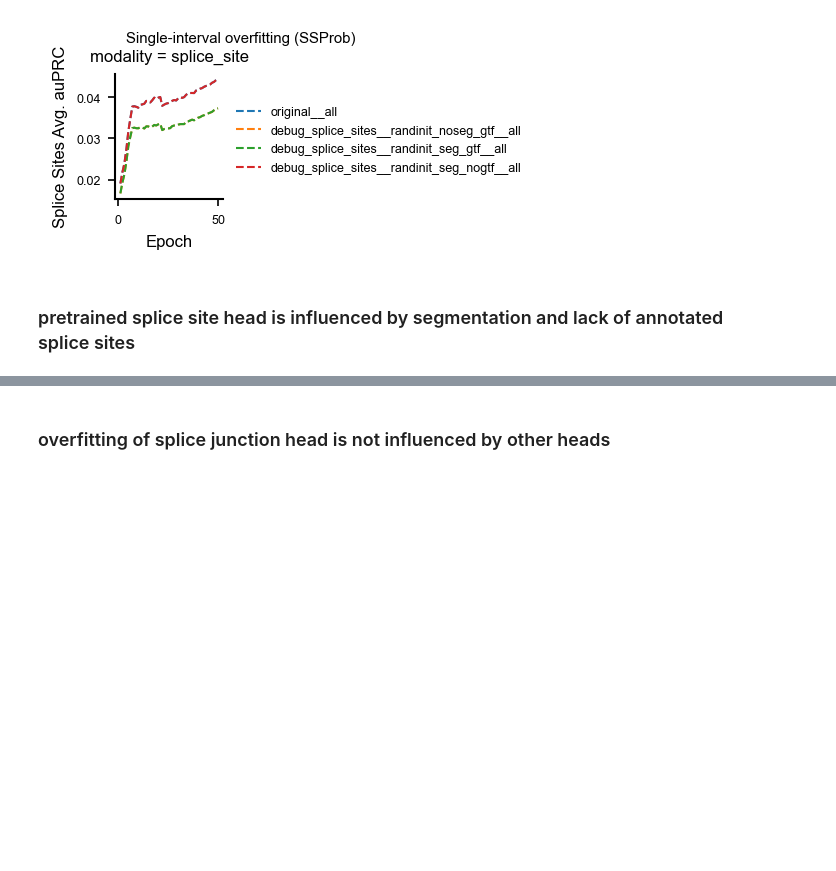
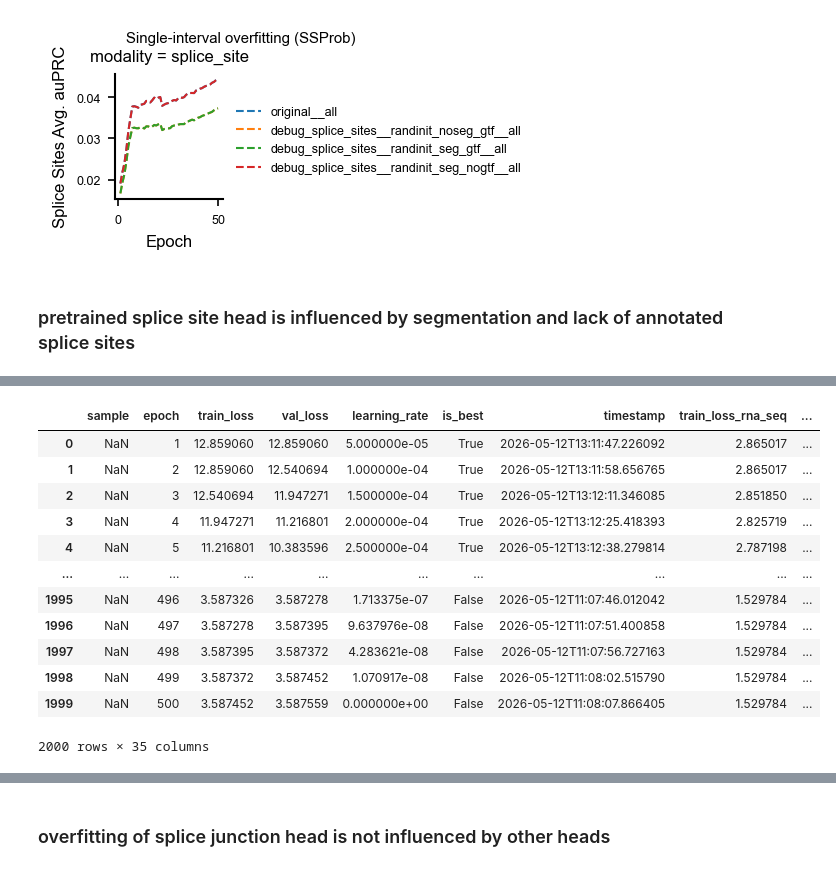
Before and after one commit to MiqG/alphagenome_finetuning_rna, a Jupyter notebook: figures/overfitting_single.ipynb, the cells around one changed output, grey strips where cells are left out. Saved outputs shown, nothing was run; the diff lists cells and outputs as text; code cells hidden in the pictures; blank space fills up the shorter version.

```diff
--- a/figures/overfitting_single.ipynb
+++ b/figures/overfitting_single.ipynb
@@ -335,3 +325,19 @@ plt.show()
+# %%
+X
+# %% [output]
+|  | sample | epoch | train_loss | val_loss | learning_rate | is_best | timestamp | train_loss_rna_seq | ... |
+| 0 | NaN | 1 | 12.859060 | 12.859060 | 5.000000e-05 | True | 2026-05-12T13:11:47.226092 | 2.865017 | ... |
+| 1 | NaN | 2 | 12.859060 | 12.540694 | 1.000000e-04 | True | 2026-05-12T13:11:58.656765 | 2.865017 | ... |
+| 2 | NaN | 3 | 12.540694 | 11.947271 | 1.500000e-04 | True | 2026-05-12T13:12:11.346085 | 2.851850 | ... |
+| 3 | NaN | 4 | 11.947271 | 11.216801 | 2.000000e-04 | True | 2026-05-12T13:12:25.418393 | 2.825719 | ... |
+| 4 | NaN | 5 | 11.216801 | 10.383596 | 2.500000e-04 | True | 2026-05-12T13:12:38.279814 | 2.787198 | ... |
+| ... | ... | ... | ... | ... | ... | ... | ... | ... | ... |
+| 1995 | NaN | 496 | 3.587326 | 3.587278 | 1.713375e-07 | False | 2026-05-12T11:07:46.012042 | 1.529784 | ... |
+| 1996 | NaN | 497 | 3.587278 | 3.587395 | 9.637976e-08 | False | 2026-05-12T11:07:51.400858 | 1.529784 | ... |
+| 1997 | NaN | 498 | 3.587395 | 3.587372 | 4.283621e-08 | False | 2026-05-12T11:07:56.727163 | 1.529784 | ... |
+| 1998 | NaN | 499 | 3.587372 | 3.587452 | 1.070917e-08 | False | 2026-05-12T11:08:02.515790 | 1.529784 | ... |
+| 1999 | NaN | 500 | 3.587452 | 3.587559 | 0.000000e+00 | False | 2026-05-12T11:08:07.866405 | 1.529784 | ... |
+2000 rows × 35 columns
 # %%
 x = pd.concat([
     (
```
Also changed, not shown: parts of 10 cells of this notebook, 4 other files.
